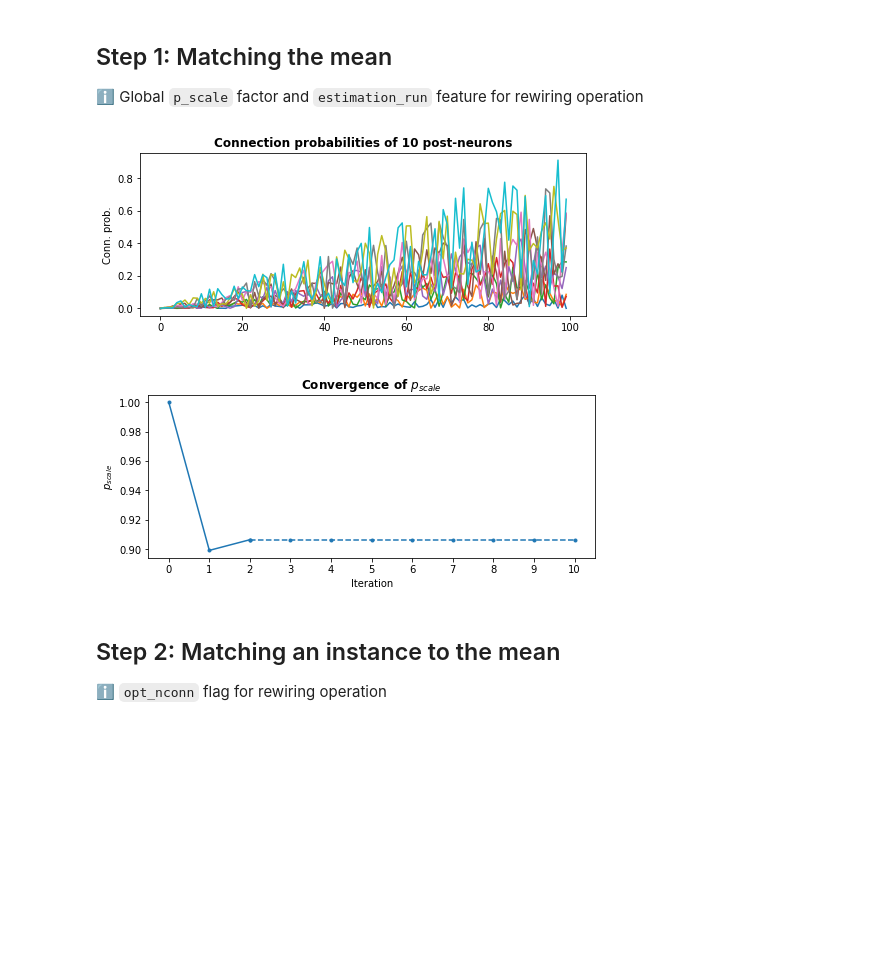
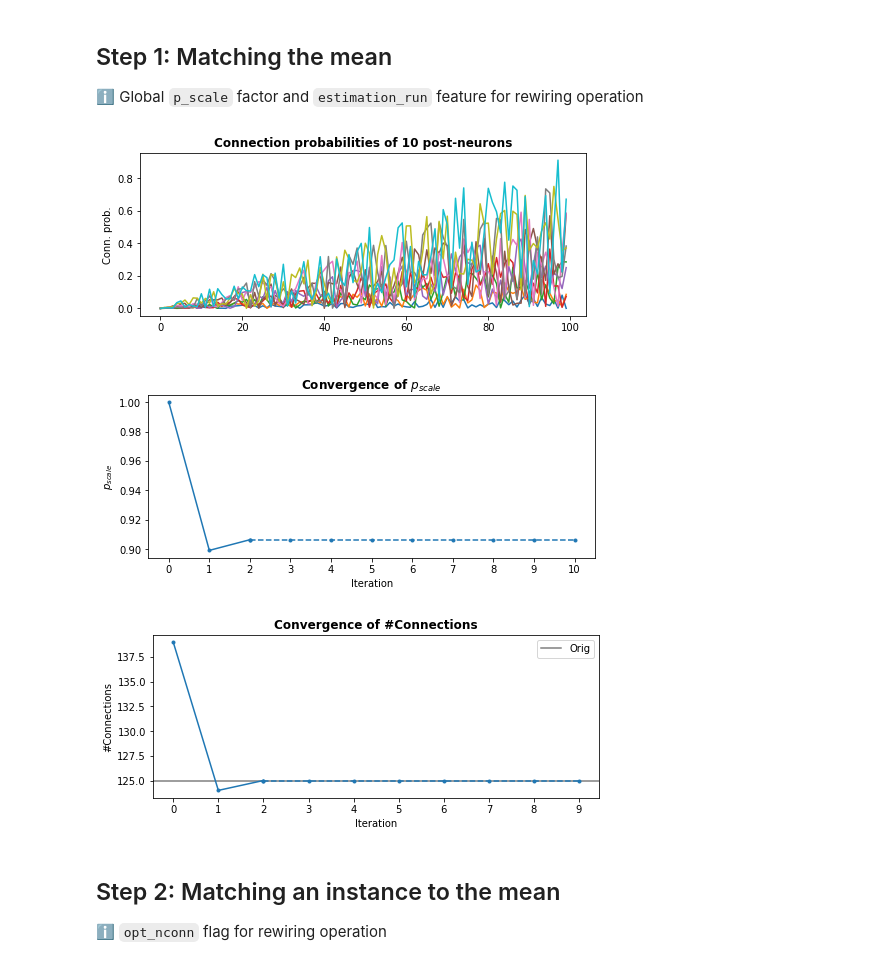
Before and after one commit to BlueBrain/connectome-manipulator, a Jupyter notebook: examples/ipython_notebooks/check_opt_nconn.ipynb, the cells around one changed output. Drawn from its saved outputs; the diff is of its cells as text; code cells hidden in the pictures; blank space fills up the shorter version.

Commit message:
Added special cases to #connections optimization notebook

```diff
--- a/examples/ipython_notebooks/check_opt_nconn.ipynb
+++ b/examples/ipython_notebooks/check_opt_nconn.ipynb
@@ -7,6 +7,8 @@
 # %%
 import numpy as np
 import matplotlib.pyplot as plt
+# %%
+save_figs = False
 # %% [markdown]
 ## Step 1: Matching the mean
 
@@ -25,9 +30,10 @@ overall_nconn_orig = np.round((100 + orig_mismatch_pct) / 100 * np.sum(nconns_av
 # %%
 # Iteratively adjust p_scale to match overall number on average
+NUM_ITER = 10
 p_scale_steps = [1.0]
 nconns_steps = []
 conv_idx = None
-for n in range(10):
+for n in range(NUM_ITER):
     p_scale = np.prod(p_scale_steps)
     assert np.max(p * p_scale) <= 1.0, 'ERROR: p out of range!'
     nconns_avg = np.round(np.sum(p * p_scale, 0)).astype(int)
@@ -40,26 +46,50 @@ for n in range(10):
 # %%
 # Plot conn. prob.
 plt.figure(figsize=(8, 3))
 plt.plot(p)
 plt.xlabel('Pre-neurons')
 plt.ylabel('Conn. prob.')
 plt.title(f'Connection probabilities of {M} post-neurons', fontweight='bold')
-plt.savefig('check_conv_prob.png', dpi=300)
+if save_figs:
+    plt.savefig('check_conv_prob.png', dpi=300)
 plt.show()
 
 # ... and p_scale convergence
 plt.figure(figsize=(8, 3))
-plt.plot(np.arange(conv_idx + 1), [np.prod(p_scale_steps[:i + 1]) for i in range(conv_idx + 1)], '.-', color='tab:blue')
-plt.plot(np.arange(conv_idx, len(p_scale_steps)), [np.prod(p_scale_steps[:i + 1]) for i in range(conv_idx, len(p_scale_steps))], '.--', color='tab:blue')
+if conv_idx is None:
+    plt.plot(np.arange(len(p_scale_steps)), [np.prod(p_scale_steps[:i + 1]) for i in range(len(p_scale_steps))], '.-', color='tab:blue')
+else:
+    plt.plot(np.arange(conv_idx + 1), [np.prod(p_scale_steps[:i + 1]) for i in range(conv_idx + 1)], '.-', color='tab:blue')
+    plt.plot(np.arange(conv_idx, len(p_scale_steps)), [np.prod(p_scale_steps[:i + 1]) for i in range(conv_idx, len(p_scale_steps))], '.--', color='tab:blue')
 plt.xticks(np.arange(len(p_scale_steps)))
 plt.xlabel('Iteration')
 plt.ylabel('$p_{scale}$')
 plt.title('Convergence of $p_{scale}$', fontweight='bold')
-plt.savefig('check_conv.png', dpi=300)
+if save_figs:
+    plt.savefig('check_conv_pscale.png', dpi=300)
 plt.show()
+
+# ... and #connections convergence
+plt.figure(figsize=(8, 3))
+if conv_idx is None:
+    plt.plot(np.arange(len(nconns_steps)), nconns_steps, '.-', color='tab:blue')
+else:
+    plt.plot(np.arange(conv_idx + 1), nconns_steps[:conv_idx + 1], '.-', color='tab:blue')
+    plt.plot(np.arange(conv_idx, len(nconns_steps)), nconns_steps[conv_idx:], '.--', color='tab:blue')
+plt.xlim(plt.xlim())
+plt.plot(plt.xlim(), np.full(2, overall_nconn_orig), '-', color='tab:grey', zorder=0, label='Orig')
+plt.xticks(np.arange(len(nconns_steps)))
+plt.xlabel('Iteration')
+plt.ylabel('#Connections')
+plt.title('Convergence of #Connections', fontweight='bold')
+plt.legend()
+if save_figs:
+    plt.savefig('check_conv_nconn.png', dpi=300)
+plt.show()
 # %% [output]
 [figure]
 [figure]
+[figure, added]
 # %% [markdown]
 ## Step 2: Matching an instance to the mean
 
```
Also changed, not shown: parts of 2 cells of this notebook.
